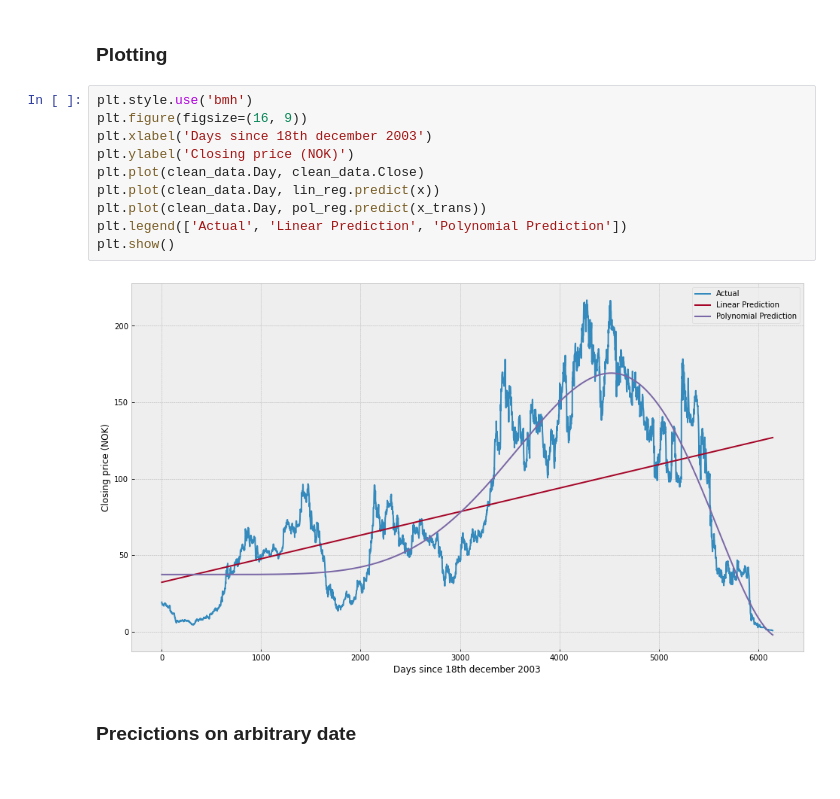
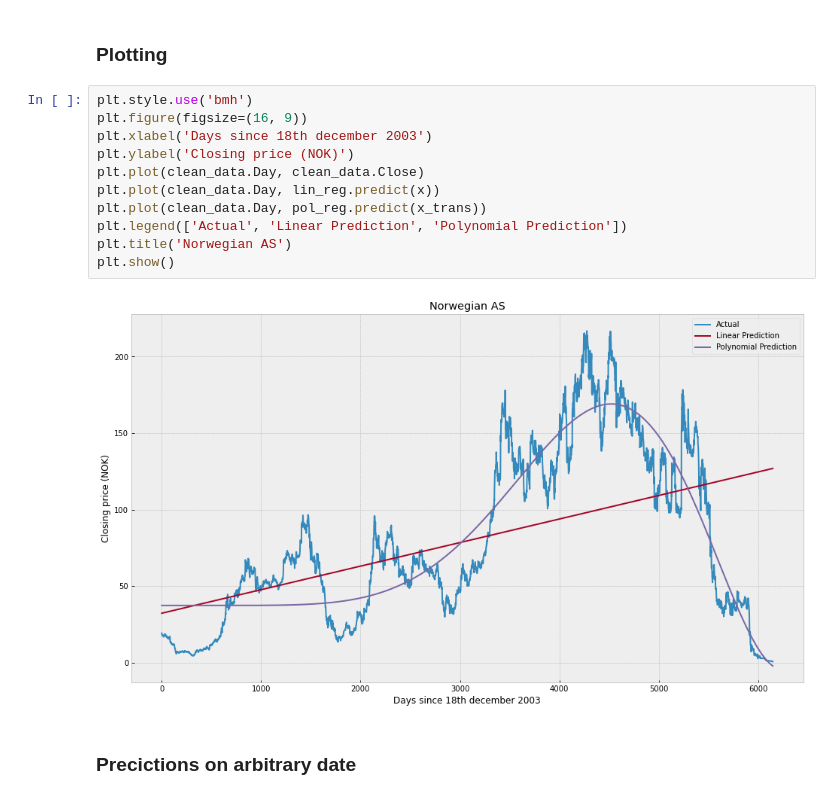
Before and after one commit to kjxlstad/MLAssignment, a Jupyter notebook: (utfaset)NASRegression.ipynb, the cells around one changed output. Drawn from its saved outputs; the diff is of its cells as text.

```diff
--- a/(utfaset)NASRegression.ipynb
+++ b/(utfaset)NASRegression.ipynb
@@ -93,15 +93,16 @@ LinearRegression()
 # %%
 plt.style.use('bmh')
 plt.figure(figsize=(16, 9))
 plt.xlabel('Days since 18th december 2003')
 plt.ylabel('Closing price (NOK)')
 plt.plot(clean_data.Day, clean_data.Close)
 plt.plot(clean_data.Day, lin_reg.predict(x))
 plt.plot(clean_data.Day, pol_reg.predict(x_trans))
 plt.legend(['Actual', 'Linear Prediction', 'Polynomial Prediction'])
+plt.title('Norwegian AS')
 plt.show()
 # %% [output]
-[figure, old version]
+[figure, new version]
 # %% [markdown]
 ### Precictions on arbitrary date
 # %%
```
Also changed, not shown: parts of 2 cells of this notebook, 1 other file.
